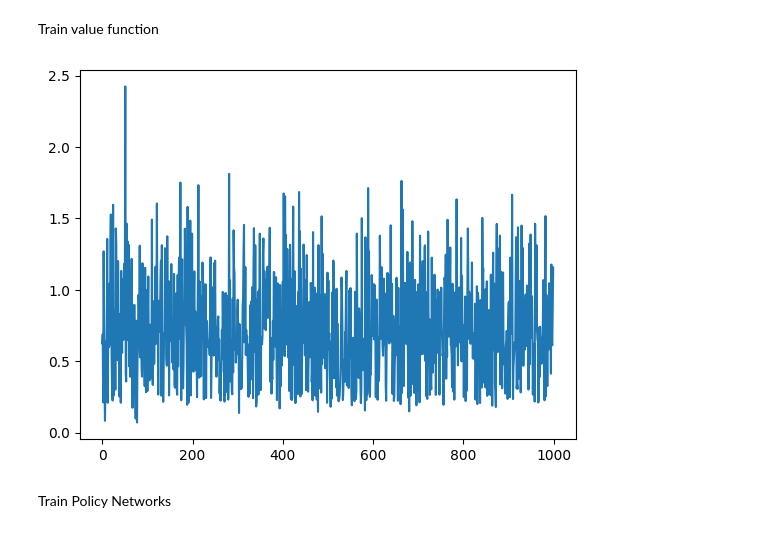
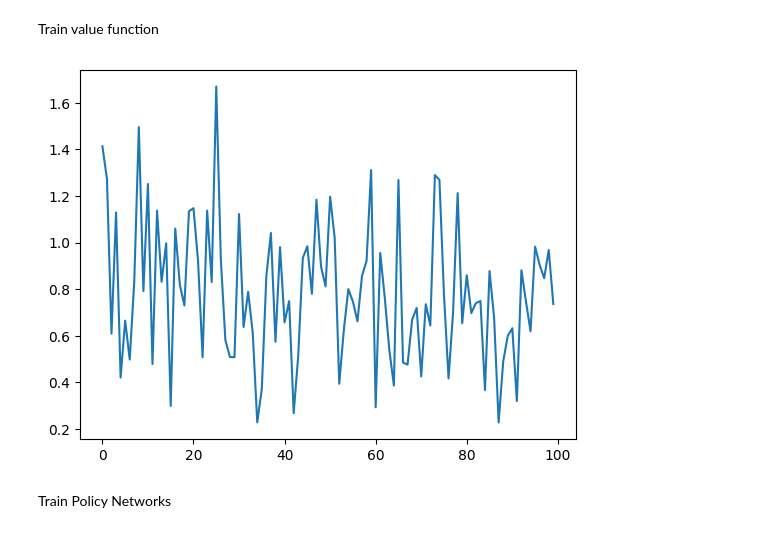
Before and after one commit to mattusuquen/AutonomousDriving, a Jupyter notebook: SelfDrivingCar.ipynb, the cells around one changed output. Drawn from its saved outputs; the diff is of its cells as text; code cells hidden in the pictures.

```diff
--- a/SelfDrivingCar.ipynb
+++ b/SelfDrivingCar.ipynb
@@ -76,35 +98,35 @@ Train value function
 # %%
 loss_function = nn.MSELoss()
 optimizer = optim.Adam(value_function.parameters(), lr=0.0001, weight_decay=0.0001)
 
 losses = []
-epochs = 1000
+epochs = 100
 for epoch in range(epochs):
     for inputs_batch, outputs_batch, _ in dataloader:
         # Move batches to GPU
         inputs_batch, outputs_batch = inputs_batch.to(device), outputs_batch.to(device)
 
         # Zero the gradients
         optimizer.zero_grad()
 
         # Forward pass
         predictions = value_function(inputs_batch)
 
         # Compute the loss
         loss = loss_function(predictions, outputs_batch)
 
         # Backward pass
         loss.backward()
 
         # Update weights
         optimizer.step()
 
     losses.append(loss.item())
 
 plt.plot(losses)
 plt.show()
 # %% [output]
-[figure, old version]
+[figure, new version]
 # %% [markdown]
 Train Policy Networks
 # %%
```
Also changed, not shown: parts of 3 cells of this notebook, 5 other files.
